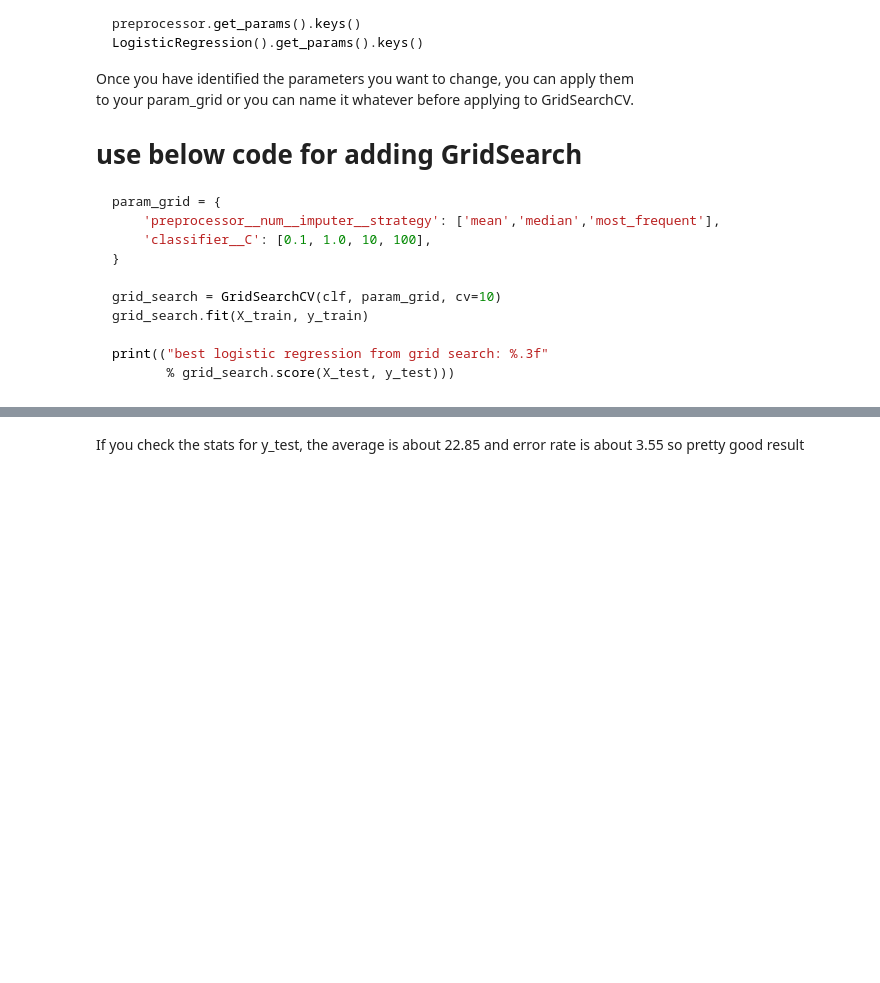
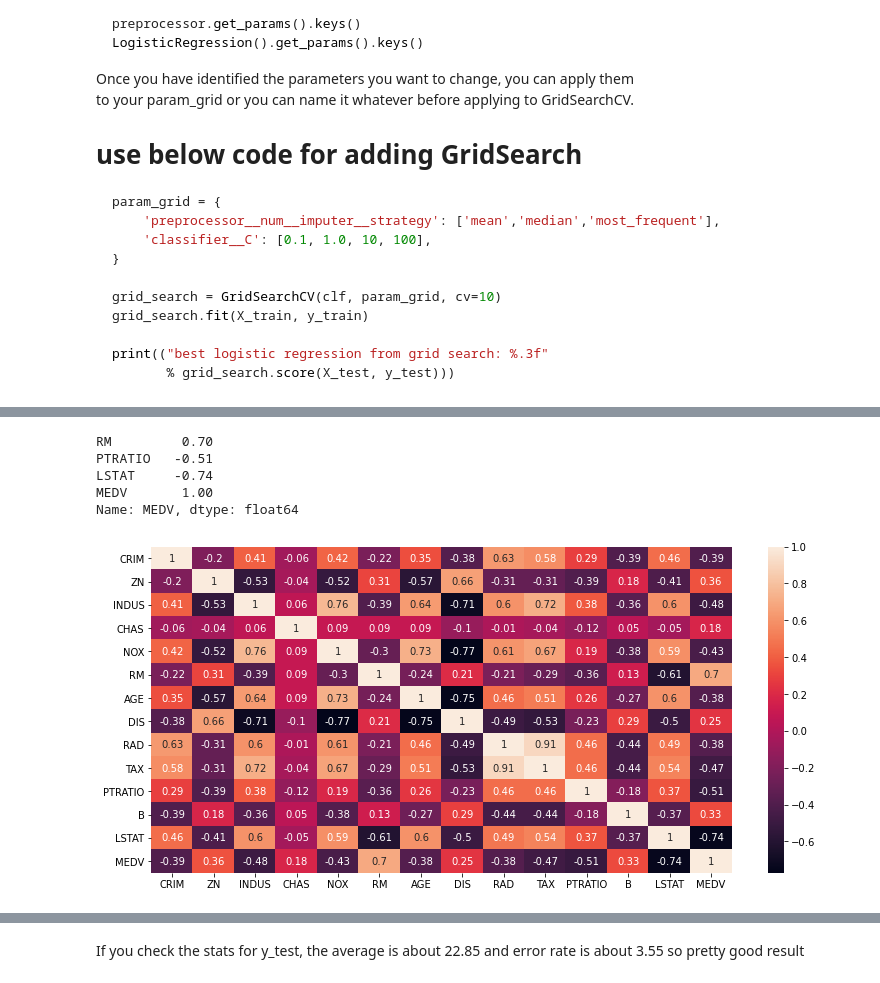
Before and after one commit to RonnyCh/mydsbook, a Jupyter notebook: myBook.ipynb, the cells around one changed output, grey strips where cells are left out. Cells and saved outputs as stored; diff of their text form; code cells hidden in the pictures; blank space fills up the shorter version.

```diff
--- a/myBook.ipynb
+++ b/myBook.ipynb
@@ -1553,0 +1614,18 @@ print(("best logistic regression from grid search: %.3f"
+# %%
+import matplotlib.pyplot as plt
+plt.figure(figsize=(13, 6))
+
+
+corr_table = df.corr().round(2)
+# annot = True to print the values inside the square
+sns.heatmap(data=corr_table, annot=True)
+
+abs_cor = corr_table[abs(corr_table['MEDV'])>0.5]
+print (abs_cor['MEDV'])
+# %% [output]
+RM         0.70
+PTRATIO   -0.51
+LSTAT     -0.74
+MEDV       1.00
+Name: MEDV, dtype: float64
+[figure, added]
```
Also changed, not shown: parts of 17 cells of this notebook.
